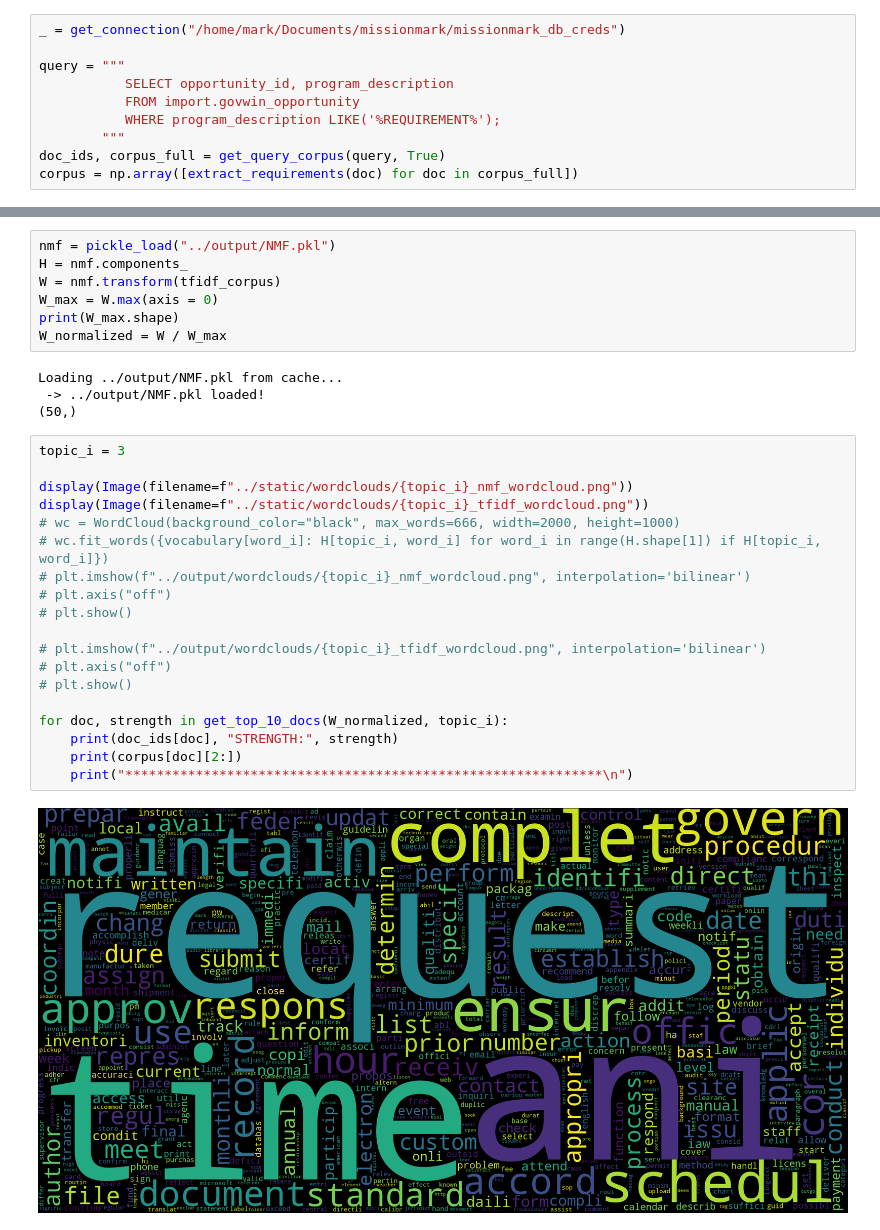
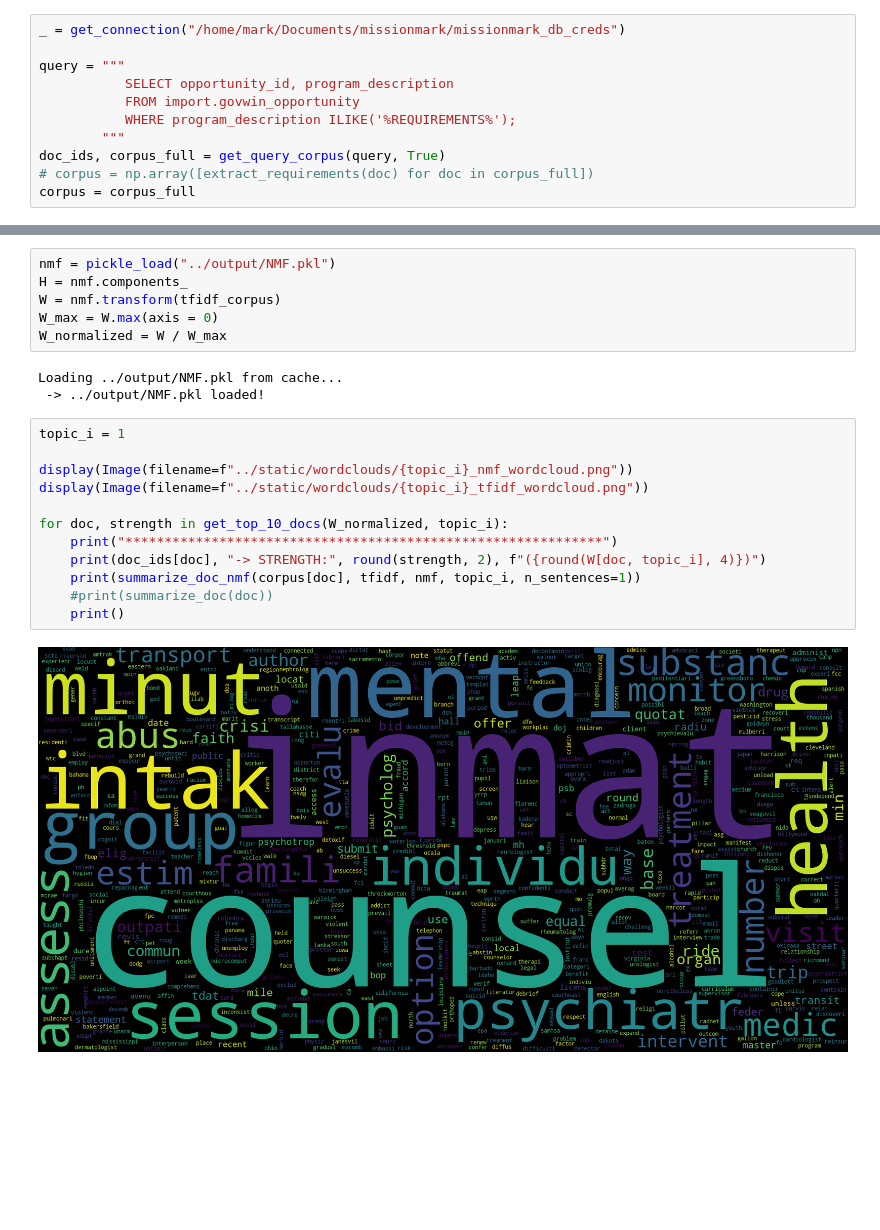
Before and after one commit to mevers303/missionmark, a Jupyter notebook: src/topic_labeling.ipynb, the cells around one changed output, grey strips where cells are left out. Drawn from its saved outputs; the diff is of its cells as text; blank space fills up the shorter version.

Commit message:
Good topic labeling!

```diff
--- a/src/topic_labeling.ipynb
+++ b/src/topic_labeling.ipynb
@@ -16,10 +17,11 @@ _ = get_connection("/home/mark/Documents/missionmark/missionmark_db_creds")
 query = """
            SELECT opportunity_id, program_description
            FROM import.govwin_opportunity
-           WHERE program_description LIKE('%REQUIREMENT%');
+           WHERE program_description ILIKE('%REQUIREMENTS%');
         """
 doc_ids, corpus_full = get_query_corpus(query, True)
-corpus = np.array([extract_requirements(doc) for doc in corpus_full])
+# corpus = np.array([extract_requirements(doc) for doc in corpus_full])
+corpus = corpus_full
 # %% [output]
 Connecting to Postgres database...
  -> Connection successful!
@@ -35,30 +42,21 @@ nmf = pickle_load("../output/NMF.pkl")
 H = nmf.components_
 W = nmf.transform(tfidf_corpus)
 W_max = W.max(axis = 0)
-print(W_max.shape)
 W_normalized = W / W_max
 # %% [output]
 Loading ../output/NMF.pkl from cache...
  -> ../output/NMF.pkl loaded!
-(50,)
 # %%
-topic_i = 3
+topic_i = 1
 
 display(Image(filename=f"../static/wordclouds/{topic_i}_nmf_wordcloud.png"))
 display(Image(filename=f"../static/wordclouds/{topic_i}_tfidf_wordcloud.png"))
-# wc = WordCloud(background_color="black", max_words=666, width=2000, height=1000)
-# wc.fit_words({vocabulary[word_i]: H[topic_i, word_i] for word_i in range(H.shape[1]) if H[topic_i, word_i]})
-# plt.imshow(f"../output/wordclouds/{topic_i}_nmf_wordcloud.png", interpolation='bilinear')
-# plt.axis("off")
-# plt.show()
-
-# plt.imshow(f"../output/wordclouds/{topic_i}_tfidf_wordcloud.png", interpolation='bilinear')
-# plt.axis("off")
-# plt.show()
 
 for doc, strength in get_top_10_docs(W_normalized, topic_i):
-    print(doc_ids[doc], "STRENGTH:", strength)
-    print(corpus[doc][2:])
-    print("*************************************************************\n")
+    print("*************************************************************")
+    print(doc_ids[doc], "-> STRENGTH:", round(strength, 2), f"({round(W[doc, topic_i], 4)})")
+    print(summarize_doc_nmf(corpus[doc], tfidf, nmf, topic_i, n_sentences=1))
+    #print(summarize_doc(doc))
+    print()
 # %% [output]
-[figure, old version]
+[figure, new version]
```
Also changed, not shown: parts of 5 cells of this notebook, 6 other files.
